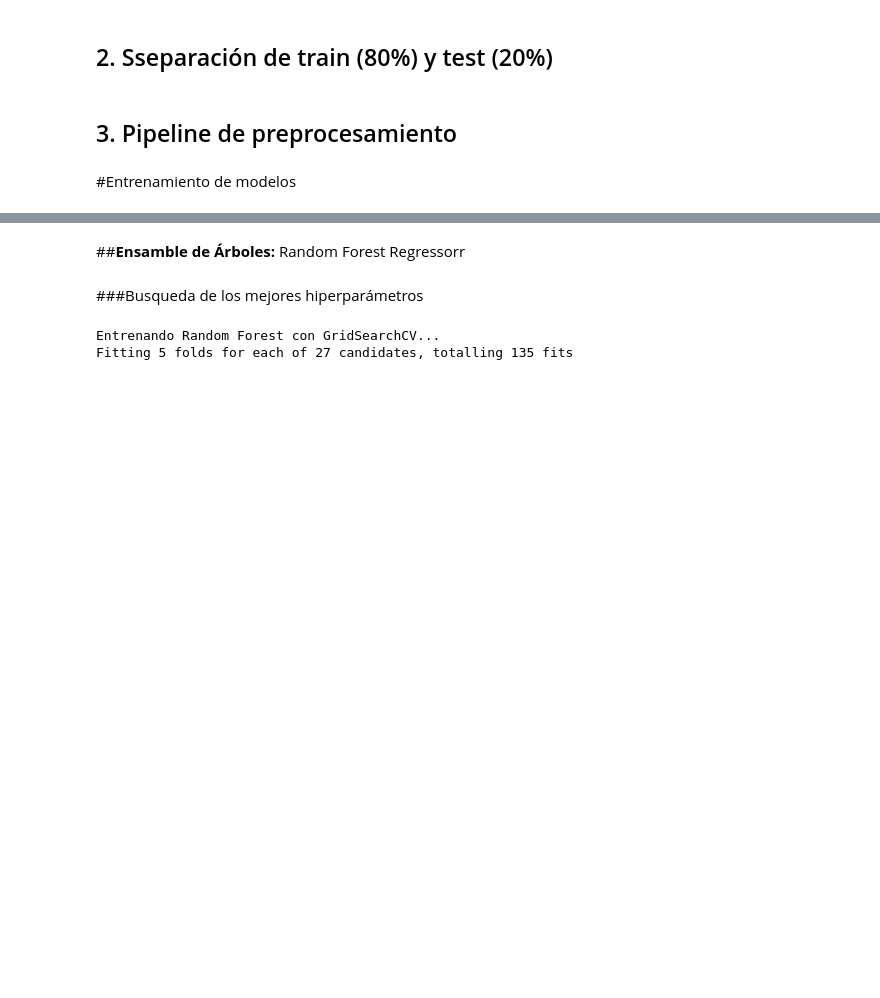
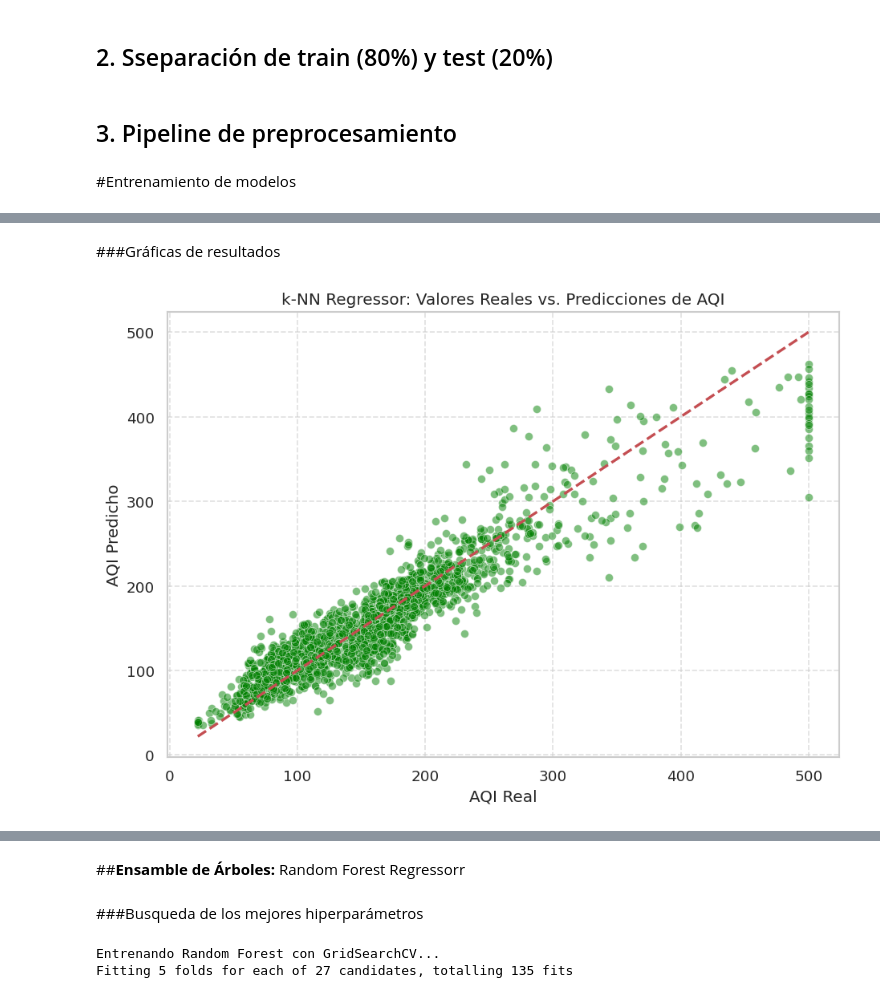
Before and after one commit to JuanMauwu/air-quality-prediction-analysis, a Jupyter notebook: notebooks/Exploración_inicial_dataset_Dhaka_AQI.ipynb, the cells around one changed output, grey strips where cells are left out. Drawn from its saved outputs; the diff is of its cells as text; code cells hidden in the pictures; blank space fills up the shorter version.

```diff
--- a/notebooks/Exploración_inicial_dataset_Dhaka_AQI.ipynb
+++ b/notebooks/Exploración_inicial_dataset_Dhaka_AQI.ipynb
@@ -216,0 +338,5 @@ cv_strategy = KFold(n_splits=5, shuffle=True, random_state=42)
+# %%
+pipeline_knn = Pipeline([
+    ('preprocessor', preprocessor),
+    ('regressor', KNeighborsRegressor())
+])
@@ -216,0 +384,18 @@ cv_strategy = KFold(n_splits=5, shuffle=True, random_state=42)
+# %%
+# Mejor modelo y predicción
+best_knn = grid_knn.best_estimator_
+y_pred_knn = best_knn.predict(X_test)
+
+# Métricas de evaluación
+metrics_knn = {
+    'RMSE': np.sqrt(mean_squared_error(y_test, y_pred_knn)),
+    'MAE': mean_absolute_error(y_test, y_pred_knn),
+    'MedAE': median_absolute_error(y_test, y_pred_knn),
+    'R2': r2_score(y_test, y_pred_knn)
+}
+
+print("=== MEJORES HIPERPARÁMETROS k-NN ===")
+print(grid_knn.best_params_)
+print("\n=== MÉTRICAS k-NN (TEST) ===")
+for metric, val in metrics_knn.items():
+    print(f"{metric}: {val:.4f}")
@@ -216,0 +411,13 @@ cv_strategy = KFold(n_splits=5, shuffle=True, random_state=42)
+# %% [markdown]
+###Gráficas de resultados
+# %%
+plt.figure(figsize=(9, 6))
+sns.scatterplot(x=y_test, y=y_pred_knn, alpha=0.5, color='green')
+plt.plot([y_test.min(), y_test.max()], [y_test.min(), y_test.max()], 'r--', lw=2)
+plt.title('k-NN Regressor: Valores Reales vs. Predicciones de AQI')
+plt.xlabel('AQI Real')
+plt.ylabel('AQI Predicho')
+plt.grid(True, linestyle='--', alpha=0.6)
+plt.show()
+# %% [output]
+[figure, added]
```
Also changed, not shown: parts of 43 cells of this notebook.
